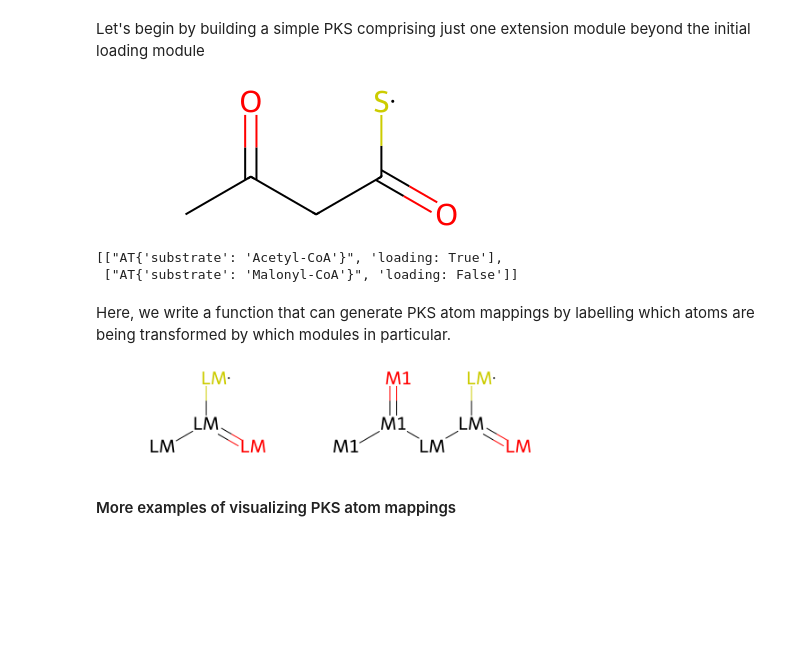
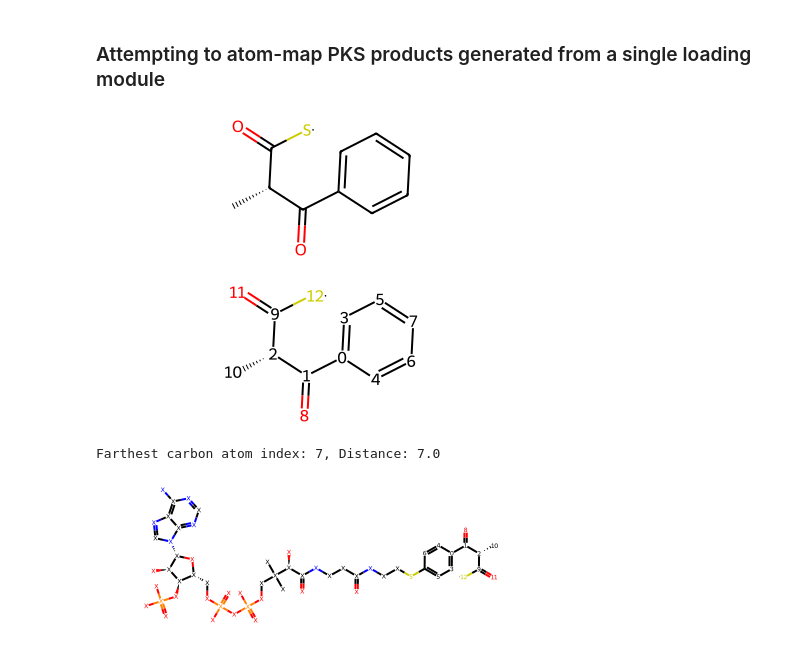
Before and after one commit to yashchainani21/RetroTideV2, a Jupyter notebook: notebooks/nb_02_PKS_atom_mapping.ipynb, the cells around one changed output. Cells and saved outputs as stored; diff of their text form; code cells hidden in the pictures; blank space fills up the shorter version.

Commit message:
added more descriptions in atom mapping tutorial

```diff
--- a/notebooks/nb_02_PKS_atom_mapping.ipynb
+++ b/notebooks/nb_02_PKS_atom_mapping.ipynb
@@ -11,22 +12,15 @@ from typing import List
-# %% [markdown]
-Let's begin by building a simple PKS comprising just one extension module beyond the initial loading module
+# %% [markdown]
+### Attempting to atom-map PKS products generated from a single loading module
 # %%
-loading_AT_domain = bcs.AT(active = True, substrate = "Acetyl-CoA")
+loading_AT_domain = bcs.AT(active = True, substrate = "benz")
 loading_module = bcs.Module(domains = {bcs.AT: loading_AT_domain}, loading = True)
 
-AT_domain_mod1 = bcs.AT(active = True, substrate = "Malonyl-CoA")
-module1 = bcs.Module(domains = {bcs.AT: AT_domain_mod1}, loading = False)
+mod1_AT_domain = bcs.AT(active = True, substrate = "Methylmalonyl-CoA")
+module1 = bcs.Module(domains = {bcs.AT: mod1_AT_domain}, loading = False)
 
-cluster = bcs.Cluster(modules = [loading_module, module1])
+cluster  = bcs.Cluster(modules = [loading_module, module1])
 # %%
-cluster.computeProduct(structureDB)
+PKS_product = cluster.computeProduct(structureDB)
+PKS_product
 # %% [output]
-[figure, old version]
+[figure, new version]
-# %%
-modules_list = cluster.modules
-modules_list
-# %% [output]
-[["AT{'substrate': 'Acetyl-CoA'}", 'loading: True'],
- ["AT{'substrate': 'Malonyl-CoA'}", 'loading: False']]
-# %% [markdown]
-Here, we write a function that can generate PKS atom mappings by labelling which atoms are being transformed by which modules in particular.
@@ -111,8 +27,7 @@ labelled_mols_list = generate_PKS_atom_map(cluster)
-# %%
-Draw.MolsToGridImage(mols = labelled_mols_list,
-                     molsPerRow = 3,
-                     subImgSize = (500, 200))
-# %% [output]
-[figure, removed]
-# %% [markdown]
-#### More examples of visualizing PKS atom mappings
+# %%
+for atom in PKS_product.GetAtoms():
+    atom.SetProp("atomLabel", str(atom.GetIdx()))
+
+PKS_product
+# %% [output]
+[figure, added]
@@ -118,0 +64,5 @@ Draw.MolsToGridImage(mols = labelled_mols_list,
+# %%
+farthest_carbon_idx, farthest_distance = find_farthest_carbon_from_sulfur(PKS_product)
+print(f"Farthest carbon atom index: {farthest_carbon_idx}, Distance: {farthest_distance}")
+# %% [output]
+Farthest carbon atom index: 7, Distance: 7.0
@@ -118,0 +104,4 @@ Draw.MolsToGridImage(mols = labelled_mols_list,
+# %%
+PKS_product_w_CoA
+# %% [output]
+[figure, added]
```
Also changed, not shown: parts of 21 cells of this notebook.
